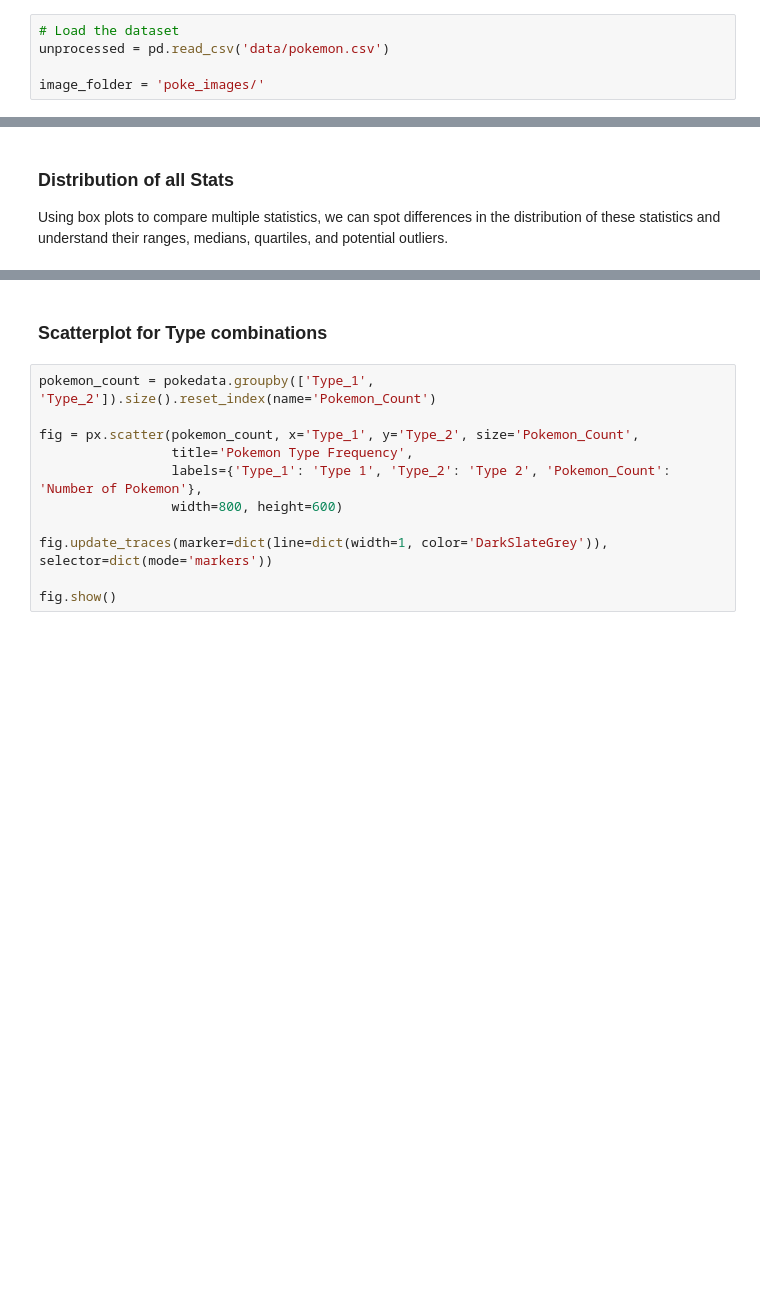
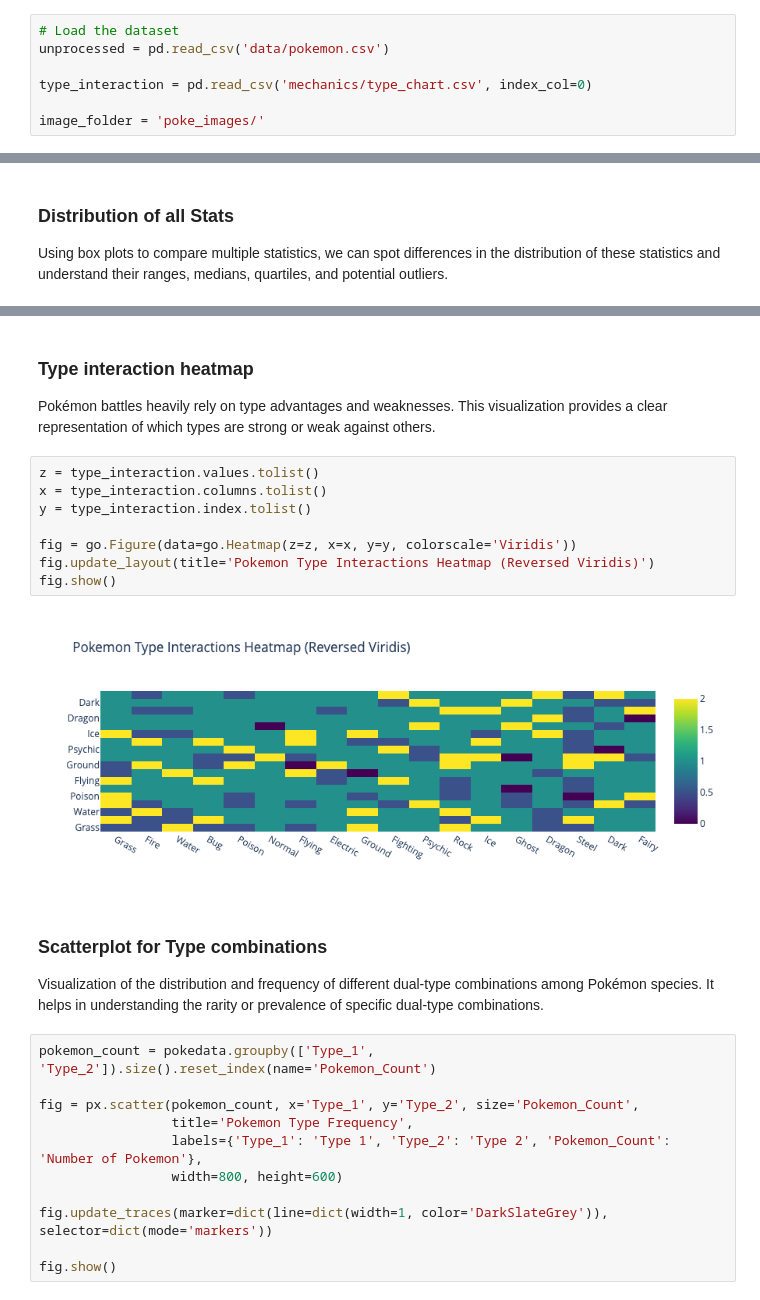
Before and after one commit to mwooll/ElTony, a Jupyter notebook: data_vis.ipynb, the cells around one changed output, grey strips where cells are left out. Saved outputs shown, nothing was run; the diff lists cells and outputs as text; blank space fills up the shorter version.

```diff
--- a/data_vis.ipynb
+++ b/data_vis.ipynb
@@ -44,6 +46,8 @@ plt.rcParams['figure.dpi'] = 100
 # Load the dataset
 unprocessed = pd.read_csv('data/pokemon.csv')
 
+type_interaction = pd.read_csv('mechanics/type_chart.csv', index_col=0)
+
 image_folder = 'poke_images/'
 # %%
 unprocessed.columns
@@ -196,5 +200,20 @@ iplot(fig)
+# %% [markdown]
+### Type interaction heatmap
+Pokémon battles heavily rely on type advantages and weaknesses. This visualization provides a clear representation of which types are strong or weak against others.
+# %%
+z = type_interaction.values.tolist()
+x = type_interaction.columns.tolist()
+y = type_interaction.index.tolist()
+
+fig = go.Figure(data=go.Heatmap(z=z, x=x, y=y, colorscale='Viridis'))
+fig.update_layout(title='Pokemon Type Interactions Heatmap (Reversed Viridis)')
+fig.show()
+# %% [output]
+[figure, added]
 # %% [markdown]
 ### Scatterplot for Type combinations
+Visualization of the distribution and frequency of different dual-type combinations among Pokémon species.
+It helps in understanding the rarity or prevalence of specific dual-type combinations.
 # %%
 pokemon_count = pokedata.groupby(['Type_1', 'Type_2']).size().reset_index(name='Pokemon_Count')
 
```
Also changed, not shown: parts of 15 cells of this notebook.
